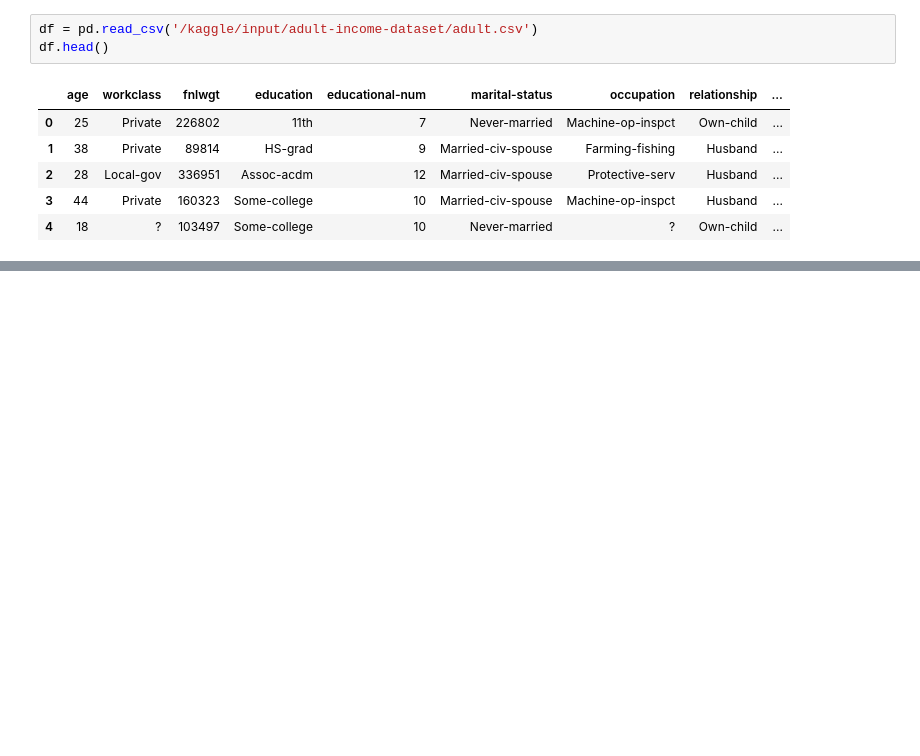
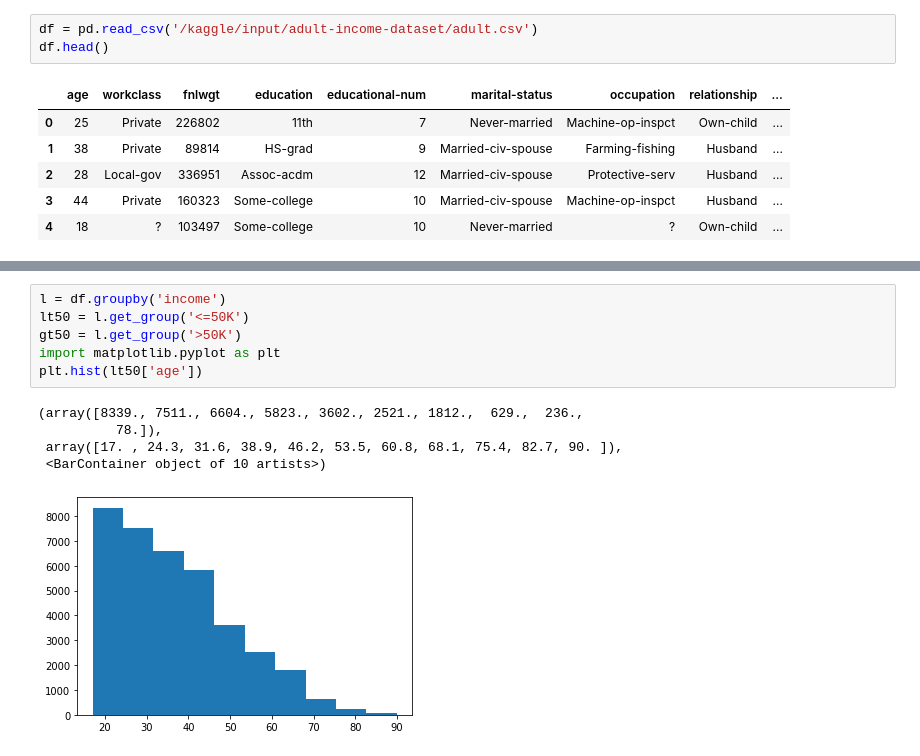
Before and after one commit to ArunNandam/ArunNandam, a Jupyter notebook: adult-dataset.ipynb, the cells around one changed output, grey strips where cells are left out. Cells and saved outputs as stored; diff of their text form; blank space fills up the shorter version.

```diff
--- a/adult-dataset.ipynb
+++ b/adult-dataset.ipynb
@@ -30,0 +62,12 @@ df.head()
+# %%
+l = df.groupby('income')
+lt50 = l.get_group('<=50K')
+gt50 = l.get_group('>50K')
+import matplotlib.pyplot as plt
+plt.hist(lt50['age'])
+# %% [output]
+(array([8339., 7511., 6604., 5823., 3602., 2521., 1812.,  629.,  236.,
+          78.]),
+ array([17. , 24.3, 31.6, 38.9, 46.2, 53.5, 60.8, 68.1, 75.4, 82.7, 90. ]),
+ <BarContainer object of 10 artists>)
+[figure, added]
```
Also changed, not shown: parts of 31 cells of this notebook.
